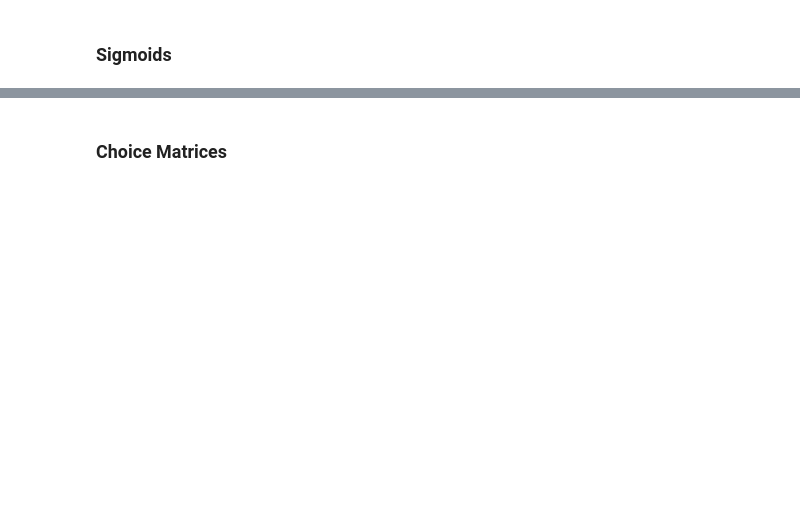
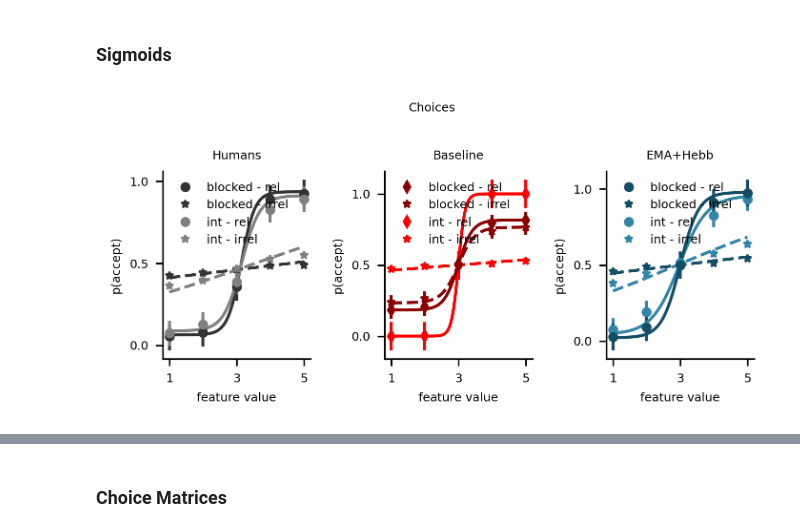
Before and after one commit to summerfieldlab/Flesch_Nagy_etal_HebbCL, a Jupyter notebook: notebooks/paper_figures_scratchpad.ipynb, the cells around one changed output, grey strips where cells are left out. Drawn from its saved outputs; the diff is of its cells as text; code cells hidden in the pictures; blank space fills up the shorter version.

```diff
--- a/notebooks/paper_figures_scratchpad.ipynb
+++ b/notebooks/paper_figures_scratchpad.ipynb
@@ -468,7 +312,7 @@ betas = {
     "ema": {"blocked": {"rel": [], "irrel": []}, "int": {"rel": [], "irrel": []}},
 }
 
-choices = loadmat("../../data/pnas_paper/choices_exp1a.mat")
+choices = loadmat("../datasets/choices_exp1a.mat")
 # fit betas to individual subjects
 for k, v in choices.items():
     if "choices" in k:
@@ -482,7 +326,7 @@ for k, v in choices.items():
             betas["humans"][k[1]][k[-1]] = np.asarray(bs)
 
 plt.subplot(1, 3, 1)
-choices = loadmat("../../data/pnas_paper/choices_exp1a.mat")
+choices = loadmat("../datasets/choices_exp1a.mat")
 pl_bl_rel = plt.errorbar(
     np.arange(5),
     choices["choices_b200_rel"].mean(0),
@@ -503,7 +347,7 @@ pl_bl_irrel = plt.errorbar(
 )
 f_bl_rel = plt.plot(
     np.linspace(0, 4, 100),
-    choicemodel.sigmoid(
+    eval.sigmoid(
         np.linspace(-2, 2, 100),
         *choicemodel.fit_sigmoid(zscore(np.arange(-2, 3)), choices["choices_b200_rel"].mean(0))
     ),
@@ -512,7 +356,7 @@ f_bl_rel = plt.plot(
 )
 f_bl_irrel = plt.plot(
     np.linspace(0, 4, 100),
-    choicemodel.sigmoid(
+    eval.sigmoid(
         np.linspace(-2, 2, 100),
         *choicemodel.fit_sigmoid(zscore(np.arange(-2, 3)), choices["choices_b200_irrel"].mean(0))
     ),
@@ -540,7 +384,7 @@ pl_in_irrel = plt.errorbar(
 )
 f_bl_rel = plt.plot(
     np.linspace(0, 4, 100),
-    choicemodel.sigmoid(
+    eval.sigmoid(
         np.linspace(-2, 2, 100),
         *choicemodel.fit_sigmoid(zscore(np.arange(-2, 3)), choices["choices_int_rel"].mean(0))
     ),
@@ -549,7 +393,7 @@ f_bl_rel = plt.plot(
 )
 f_bl_irrel = plt.plot(
     np.linspace(0, 4, 100),
-    choicemodel.sigmoid(
+    eval.sigmoid(
         np.linspace(-2, 2, 100),
         *choicemodel.fit_sigmoid(zscore(np.arange(-2, 3)), choices["choices_int_irrel"].mean(0))
     ),
@@ -576,7 +420,7 @@ cmats_a = []
 cmats_b = []
 for r in np.arange(0, n_runs):
     with open(
-        "../checkpoints/baseline_interleaved_new/run_" + str(r) + "/results.pkl", "rb"
+        "../checkpoints/baseline_interleaved_new_select/run_" + str(r) + "/results.pkl", "rb"
     ) as f:
         results = pickle.load(f)
         cc = np.clip(results["all_y_out"][1, :], -709.78, 709.78).astype(np.float64)
@@ -618,7 +462,7 @@ pl_in_irrel = plt.errorbar(
 )
 f_bl_rel = plt.plot(
     np.linspace(0, 4, 100),
-    choicemodel.sigmoid(
+    eval.sigmoid(
         np.linspace(-2, 2, 100),
         *choicemodel.fit_sigmoid(zscore(np.arange(-2, 3)), choices_rel.mean(0))
     ),
@@ -627,7 +471,7 @@ f_bl_rel = plt.plot(
 )
 f_bl_irrel = plt.plot(
     np.linspace(0, 4, 100),
-    choicemodel.sigmoid(
+    eval.sigmoid(
         np.linspace(-2, 2, 100),
         *choicemodel.fit_sigmoid(zscore(np.arange(-2, 3)), choices_irrel.mean(0))
     ),
@@ -638,7 +482,7 @@ cmats_a = []
 cmats_b = []
 for r in np.arange(0, n_runs):
     with open(
-        "../checkpoints/baseline_blocked_new/run_" + str(r) + "/results.pkl", "rb"
+        "../checkpoints/baseline_blocked_new_select/run_" + str(r) + "/results.pkl", "rb"
     ) as f:
         results = pickle.load(f)
         cc = np.clip(results["all_y_out"][1, :], -709.78, 709.78).astype(np.float64)
@@ -680,7 +524,7 @@ pl_bl_irrel = plt.errorbar(
 )
 f_bl_rel = plt.plot(
     np.linspace(0, 4, 100),
-    choicemodel.sigmoid(
+    eval.sigmoid(
         np.linspace(-2, 2, 100),
         *choicemodel.fit_sigmoid(zscore(np.arange(-2, 3)), choices_rel.mean(0))
     ),
@@ -689,7 +533,7 @@ f_bl_rel = plt.plot(
 )
 f_bl_irrel = plt.plot(
     np.linspace(0, 4, 100),
-    choicemodel.sigmoid(
+    eval.sigmoid(
         np.linspace(-2, 2, 100),
         *choicemodel.fit_sigmoid(zscore(np.arange(-2, 3)), choices_irrel.mean(0))
     ),
@@ -762,7 +606,7 @@ pl_in_irrel = plt.errorbar(
 )
 f_in_rel = plt.plot(
     np.linspace(0, 4, 100),
-    choicemodel.sigmoid(
+    eval.sigmoid(
         np.linspace(-2, 2, 100),
         *choicemodel.fit_sigmoid(zscore(np.arange(-2, 3)), choices_rel.mean(0))
     ),
@@ -771,7 +615,7 @@ f_in_rel = plt.plot(
 )
 f_in_irrel = plt.plot(
     np.linspace(0, 4, 100),
-    choicemodel.sigmoid(
+    eval.sigmoid(
         np.linspace(-2, 2, 100),
         *choicemodel.fit_sigmoid(zscore(np.arange(-2, 3)), choices_irrel.mean(0))
     ),
@@ -825,37 +669,39 @@ pl_bl_irrel = plt.errorbar(
 )
 f_bl_rel = plt.plot(
     np.linspace(0, 4, 100),
-    choicemodel.sigmoid(
+    eval.sigmoid(
         np.linspace(-2, 2, 100),
         *choicemodel.fit_sigmoid(zscore(np.arange(-2, 3)), choices_rel.mean(0))
     ),
     color=[20 / 255, 78 / 255, 102 / 255],
     linestyle="-",
 )
 f_bl_irrel = plt.plot(
     np.linspace(0, 4, 100),
-    choicemodel.sigmoid(
+    eval.sigmoid(
         np.linspace(-2, 2, 100),
         *choicemodel.fit_sigmoid(zscore(np.arange(-2, 3)), choices_irrel.mean(0))
     ),
     color=[20 / 255, 78 / 255, 102 / 255],
     linestyle="--",
 )
 
 sns.despine()
 plt.legend(
     [pl_bl_rel[0], pl_bl_irrel[0], pl_in_rel[0], pl_in_irrel[0]],
     ["blocked - rel", "blocked - irrel", "int - rel", "int - irrel"],
     frameon=False,
     fontsize=6,loc=2
 )
 plt.title("EMA+Hebb", fontsize=6)
 plt.xlabel("feature value", fontsize=6)
 plt.ylabel("p(accept)", fontsize=6)
 plt.xticks(ticks=[0, 2, 4], labels=[1, 3, 5], fontsize=6)
 plt.yticks(ticks=(0, 0.5, 1), fontsize=6)
 plt.suptitle("Choices", fontsize=6)
 plt.tight_layout()
+# %% [output]
+[figure, added]
 # %%
 # betas
 
```
Also changed, not shown: parts of 15 cells of this notebook.
